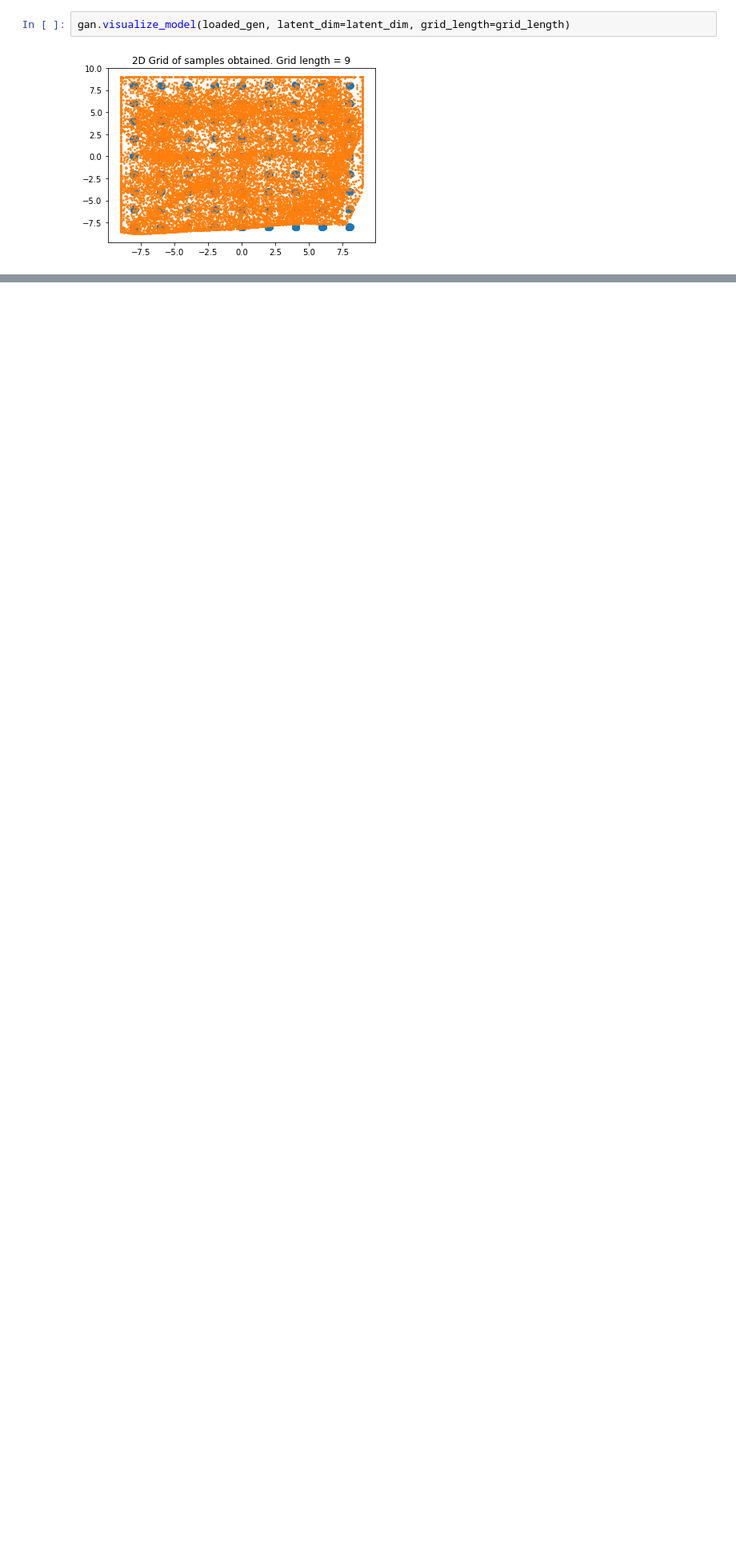
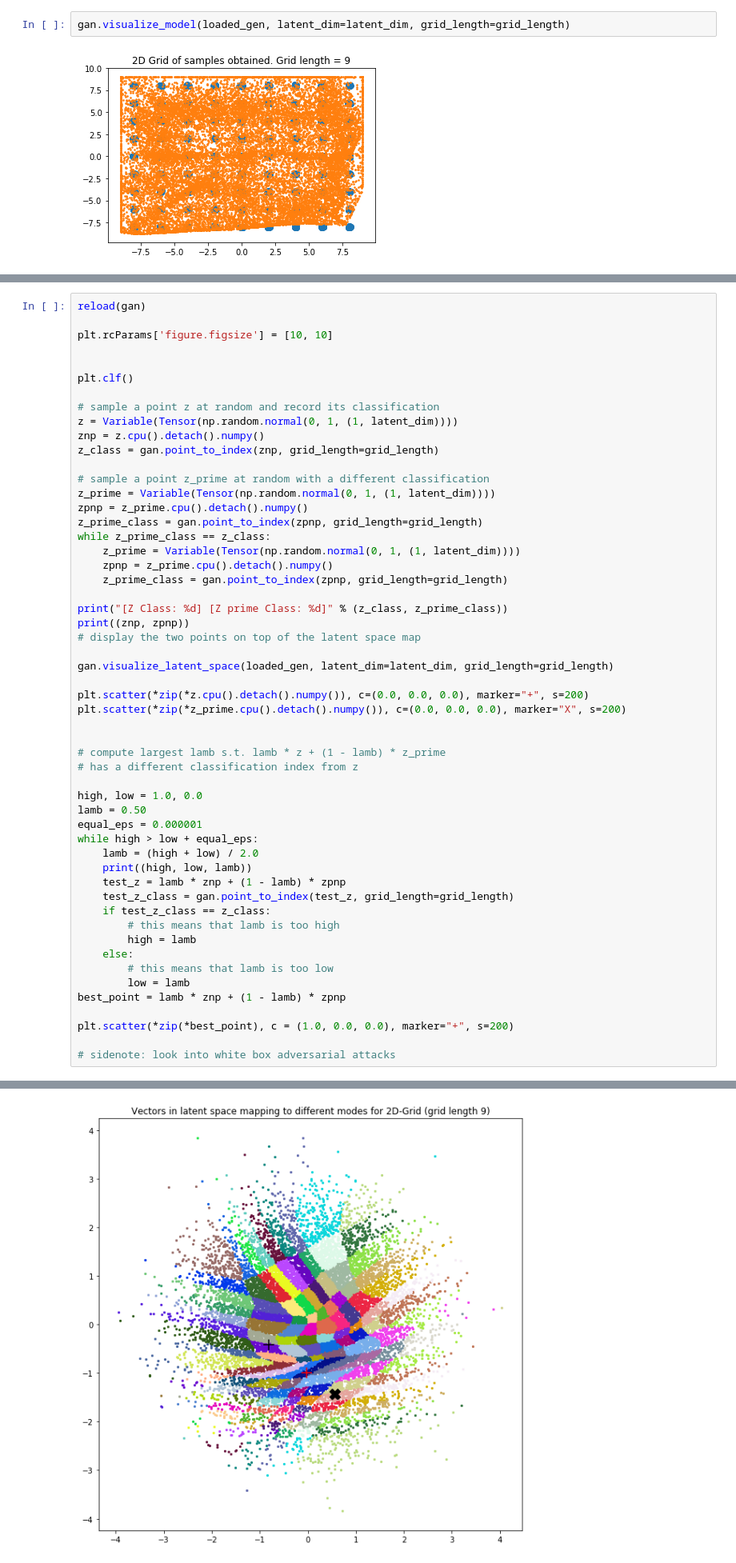
Before and after one commit to narenmanoj/summer-2018-sandbox, a Jupyter notebook: experiments/synthetic/gradient_free_radius.ipynb, the cells around one changed output, grey strips where cells are left out. Shown at 80% size. Cells and saved outputs as stored; diff of their text form; blank space fills up the shorter version.

```diff
--- a/experiments/synthetic/gradient_free_radius.ipynb
+++ b/experiments/synthetic/gradient_free_radius.ipynb
@@ -59,0 +46,55 @@ z_prime_class = loaded_gen(z_prime).cpu().detach().numpy()
+# %%
+reload(gan)
+
+plt.rcParams['figure.figsize'] = [10, 10]
+
+
+plt.clf()
+
+# sample a point z at random and record its classification
+z = Variable(Tensor(np.random.normal(0, 1, (1, latent_dim))))
+znp = z.cpu().detach().numpy()
+z_class = gan.point_to_index(znp, grid_length=grid_length)
+
+# sample a point z_prime at random with a different classification
+z_prime = Variable(Tensor(np.random.normal(0, 1, (1, latent_dim))))
+zpnp = z_prime.cpu().detach().numpy()
+z_prime_class = gan.point_to_index(zpnp, grid_length=grid_length)
+while z_prime_class == z_class:
+    z_prime = Variable(Tensor(np.random.normal(0, 1, (1, latent_dim))))
+    zpnp = z_prime.cpu().detach().numpy()
+    z_prime_class = gan.point_to_index(zpnp, grid_length=grid_length)
+
+print("[Z Class: %d] [Z prime Class: %d]" % (z_class, z_prime_class))
+print((znp, zpnp))
+# display the two points on top of the latent space map
+
+gan.visualize_latent_space(loaded_gen, latent_dim=latent_dim, grid_length=grid_length)
+
+plt.scatter(*zip(*z.cpu().detach().numpy()), c=(0.0, 0.0, 0.0), marker="+", s=200)
+plt.scatter(*zip(*z_prime.cpu().detach().numpy()), c=(0.0, 0.0, 0.0), marker="X", s=200)
+
+
+# compute largest lamb s.t. lamb * z + (1 - lamb) * z_prime
+# has a different classification index from z
+
+high, low = 1.0, 0.0
+lamb = 0.50
+equal_eps = 0.000001
+while high > low + equal_eps:
+    lamb = (high + low) / 2.0
+    print((high, low, lamb))
+    test_z = lamb * znp + (1 - lamb) * zpnp
+    test_z_class = gan.point_to_index(test_z, grid_length=grid_length)
+    if test_z_class == z_class:
+        # this means that lamb is too high
+        high = lamb
+    else:
+        # this means that lamb is too low
+        low = lamb
+best_point = lamb * znp + (1 - lamb) * zpnp
+
+plt.scatter(*zip(*best_point), c = (1.0, 0.0, 0.0), marker="+", s=200)
+
+# sidenote: look into white box adversarial attacks
+# %% [output]
@@ -59,0 +119 @@ z_prime_class = loaded_gen(z_prime).cpu().detach().numpy()
+[figure, added]
```
Also changed, not shown: parts of 2 cells of this notebook, 1 other file.
